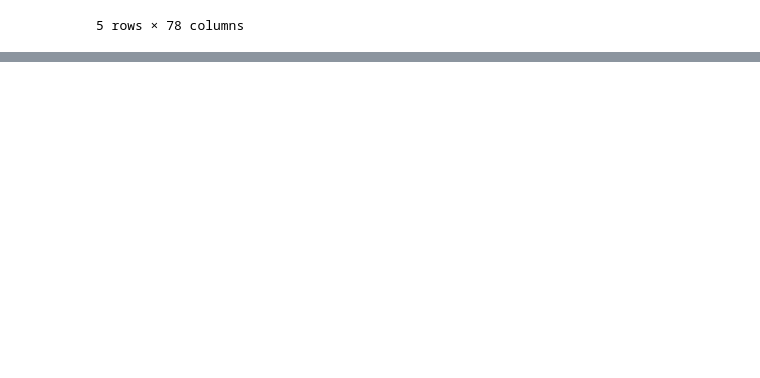
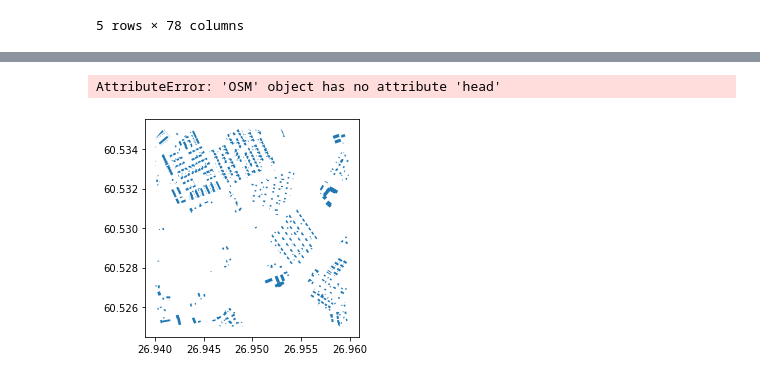
Before and after one commit to K4Ling/UrbanDataSc, a Jupyter notebook: Assignment.ipynb, the cells around one changed output, grey strips where cells are left out. Saved outputs shown, nothing was run; the diff lists cells and outputs as text; code cells hidden in the pictures; blank space fills up the shorter version.

```diff
--- a/Assignment.ipynb
+++ b/Assignment.ipynb
@@ -57,0 +91,7 @@ Cities
+# %%
+import pytest
+def test_pbf():
+    pbf_path = get_data("test_pbf")
+    return pbf_path
+test_pbf=test_pbf()
+test_pbf
@@ -57,0 +129,10 @@ Cities
+# %%
+bounds = [26.94, 60.525, 26.96, 60.535]
+# Init with bounding box
+osm = OSM(filepath=test_pbf, bounding_box=bounds)
+gdf = osm.get_buildings()
+gdf.plot()
+osm.head()
+# %% [output]
+AttributeError: 'OSM' object has no attribute 'head'
+[figure, added]
```
Also changed, not shown: parts of 12 cells of this notebook.
